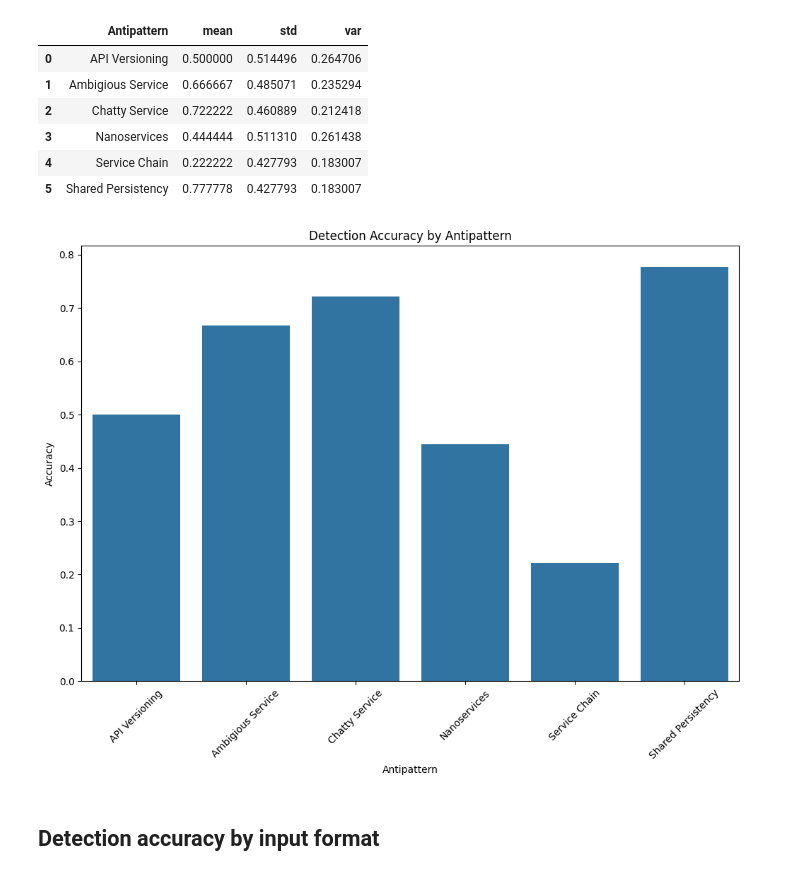
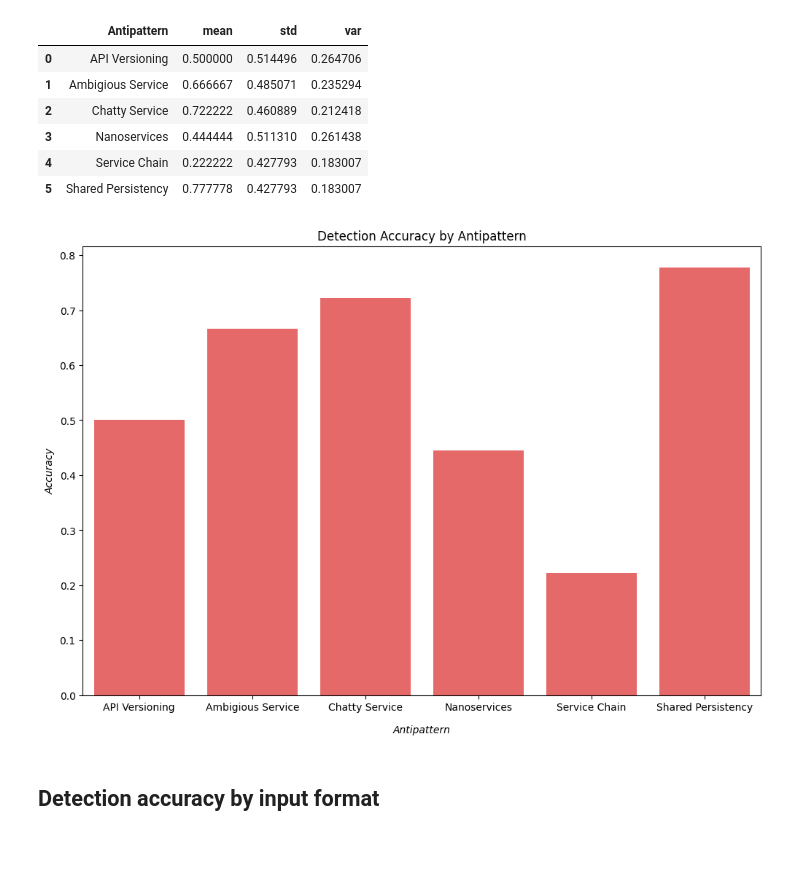
Before and after one commit to fapfaff/ai-detection-of-architectural-antipatterns, a Jupyter notebook: evaluation/evaluation.ipynb, the cells around one changed output. Cells and saved outputs as stored; diff of their text form; code cells hidden in the pictures; blank space fills up the shorter version.

Commit message:
update graphs

```diff
--- a/evaluation/evaluation.ipynb
+++ b/evaluation/evaluation.ipynb
@@ -176,15 +176,14 @@ accuracy_stats_by_antipattern
 # %%
 accuracy_by_antipattern = df.groupby("Antipattern")["Detected"].mean().reset_index()
 
 plt.figure(figsize=(12, 8))
-sns.barplot(x='Antipattern', y='Detected', data=accuracy_by_antipattern)
+sns.barplot(x='Antipattern', y='Detected', data=accuracy_by_antipattern, color='#fb5454')
 plt.title('Detection Accuracy by Antipattern')
-plt.xlabel("Antipattern")
-plt.ylabel("Accuracy")
-plt.xticks(rotation=45)
+plt.xlabel("Antipattern", fontstyle='italic', labelpad=12)
+plt.ylabel("Accuracy", fontstyle='italic')
 plt.show()
 # %% [output]
-[figure, old version]
+[figure, new version]
 # %% [markdown]
 ## Detection accuracy by input format
 # %%
```
Also changed, not shown: parts of 19 cells of this notebook, 1 other file.
